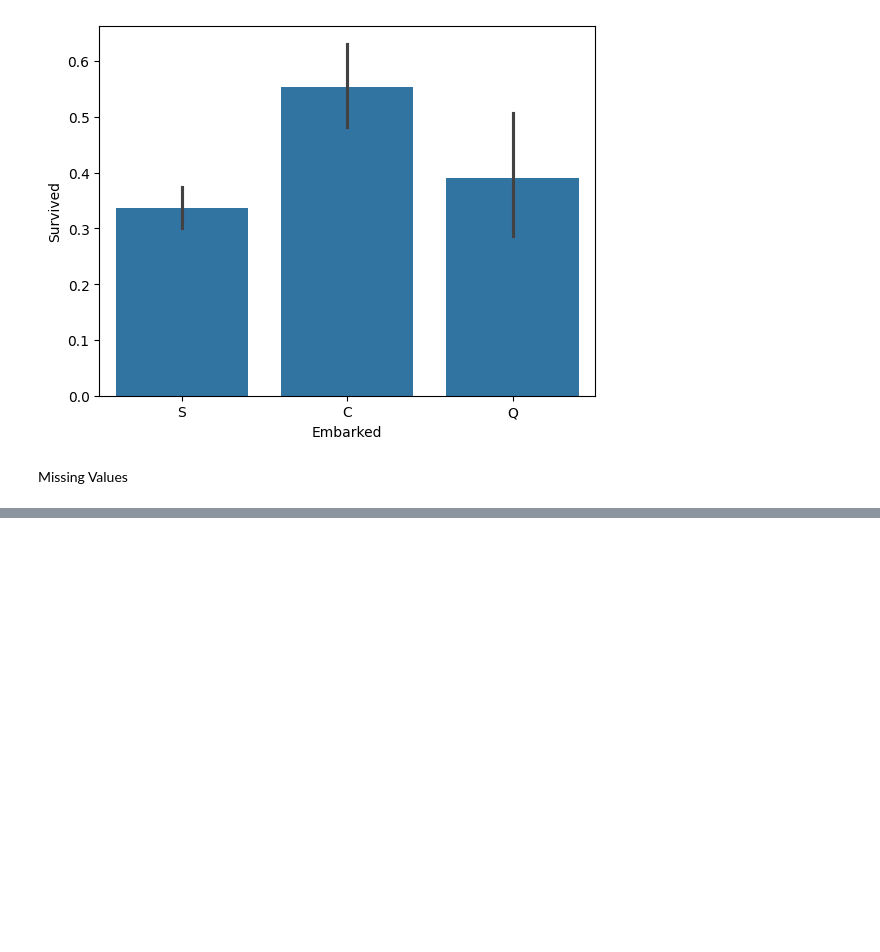
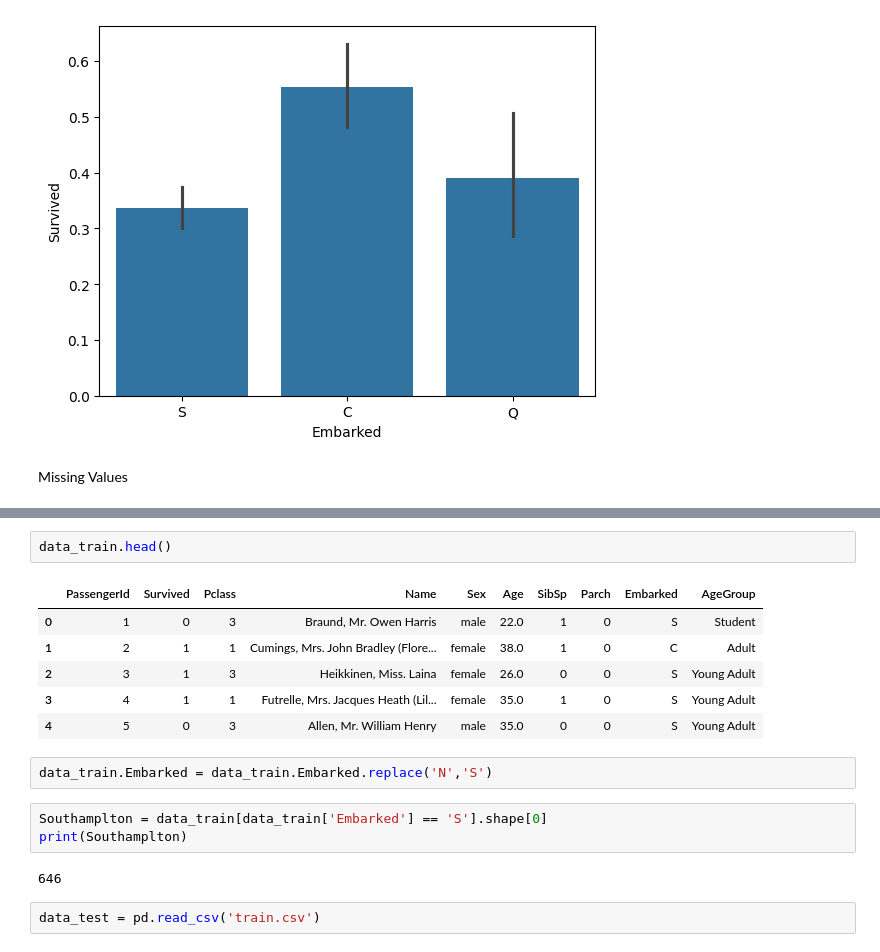
Before and after one commit to HARMESH095/Titanic, a Jupyter notebook: TITANIC/prediction.ipynb, the cells around one changed output, grey strips where cells are left out. Cells and saved outputs as stored; diff of their text form; blank space fills up the shorter version.

```diff
--- a/TITANIC/prediction.ipynb
+++ b/TITANIC/prediction.ipynb
@@ -195,0 +242,18 @@ Missing Values
+# %%
+data_train.head()
+# %% [output]
+|  | PassengerId | Survived | Pclass | Name | Sex | Age | SibSp | Parch | Embarked | AgeGroup |
+| 0 | 1 | 0 | 3 | Braund, Mr. Owen Harris | male | 22.0 | 1 | 0 | S | Student |
+| 1 | 2 | 1 | 1 | Cumings, Mrs. John Bradley (Flore... | female | 38.0 | 1 | 0 | C | Adult |
+| 2 | 3 | 1 | 3 | Heikkinen, Miss. Laina | female | 26.0 | 0 | 0 | S | Young Adult |
+| 3 | 4 | 1 | 1 | Futrelle, Mrs. Jacques Heath (Lil... | female | 35.0 | 1 | 0 | S | Young Adult |
+| 4 | 5 | 0 | 3 | Allen, Mr. William Henry | male | 35.0 | 0 | 0 | S | Young Adult |
+# %%
+data_train.Embarked = data_train.Embarked.replace('N','S')
+# %%
+Southamplton = data_train[data_train['Embarked'] == 'S'].shape[0]
+print(Southamplton)
+# %% [output]
+646
+# %%
+data_test = pd.read_csv('train.csv')
```
Also changed, not shown: parts of 16 cells of this notebook.
